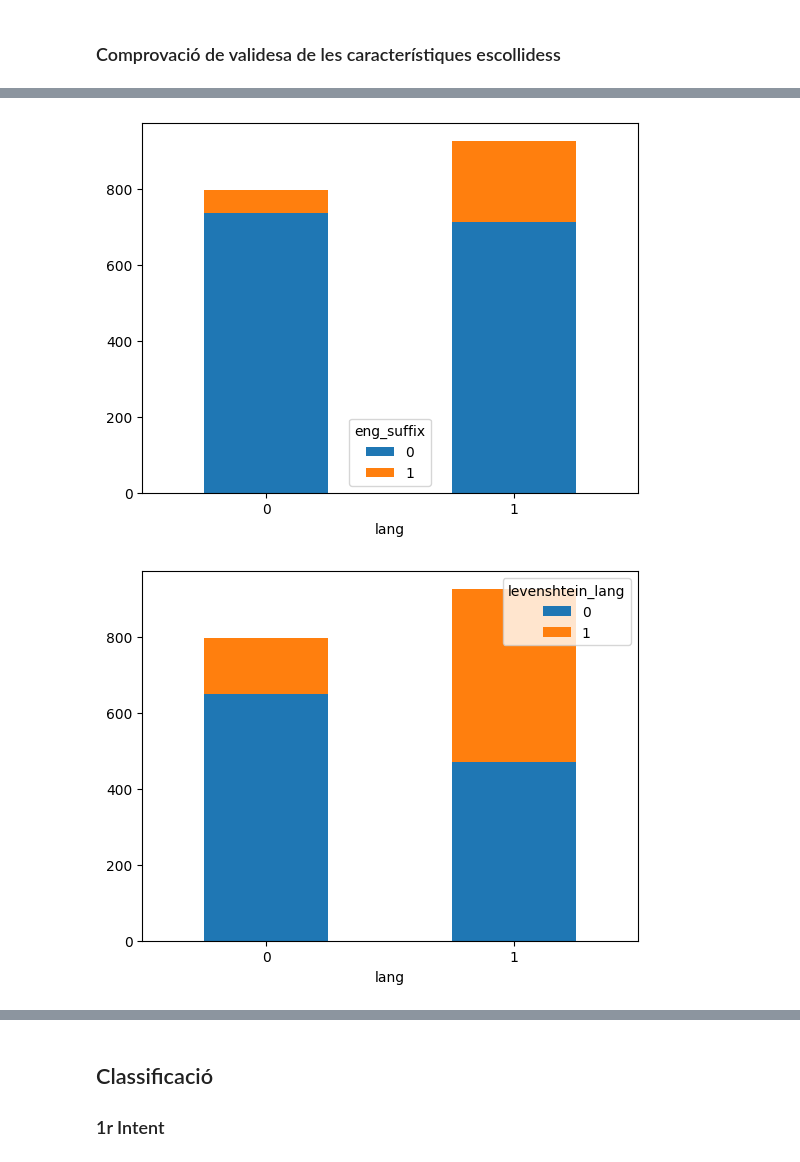
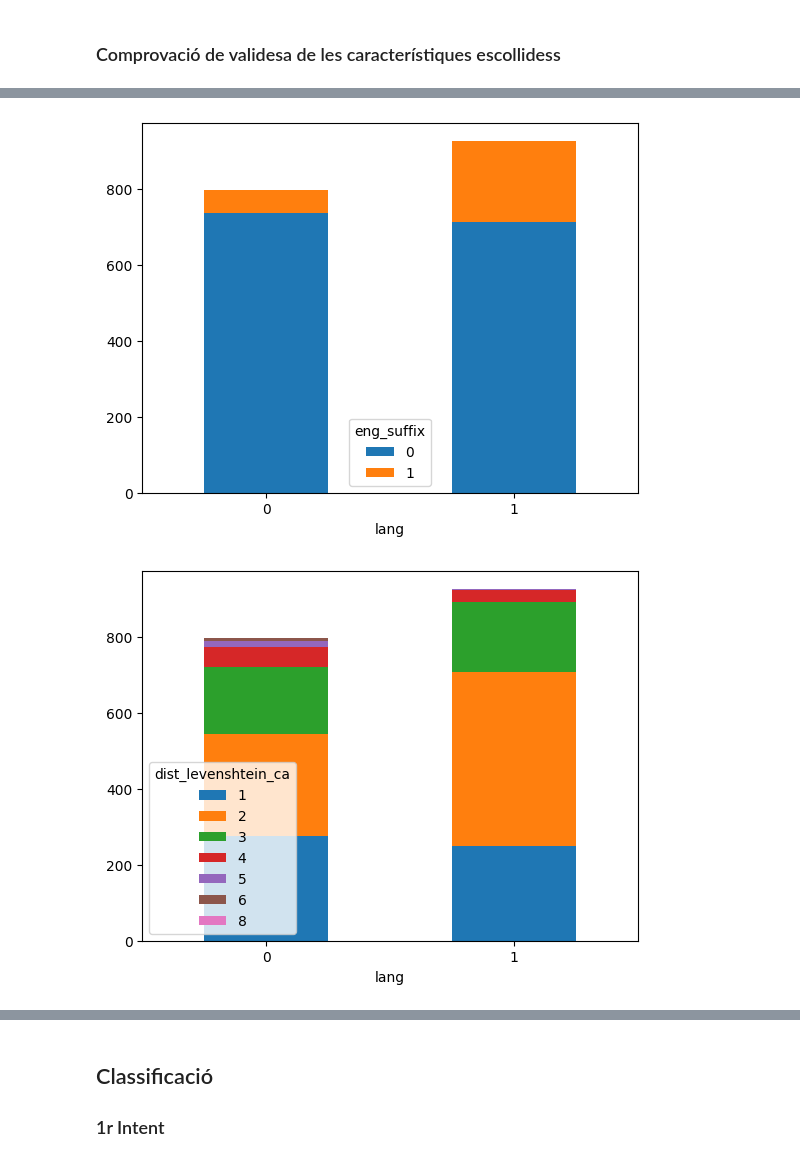
Before and after one commit to apayeras/classification, a Jupyter notebook: Payeras_Sureda.ipynb, the cells around one changed output, grey strips where cells are left out. Drawn from its saved outputs; the diff is of its cells as text; code cells hidden in the pictures.

```diff
--- a/Payeras_Sureda.ipynb
+++ b/Payeras_Sureda.ipynb
@@ -175,8 +167,8 @@ catalan_common_words = wordfreq.top_n_list('ca', 10000)
 english_common_words = wordfreq.top_n_list('en', 10000)
 
 features_columns = ['has_accent','has_y','has_w','has_sh','has_ph','has_ç','has_ll','has_u', 'cat_prefix', 'eng_prefix',
-                    'cat_suffix', 'eng_suffix', 'levenshtein_lang']
-#, 'eng_freq', 'cat_freq']
+                    'cat_suffix', 'eng_suffix', 'dist_levenshtein_ca','dist_levenshtein_en']
+#'eng_freq', 'cat_freq']
 
 cat_prefixes = ['ab', 'amfi', 'ana', 'ante', 'apo', 'avant', 'arxi', 'ben', 'bes', 'bes', 'bi', 'circum', 'cat', 'contra', 'des', 'di', 'endo', 'eso', 'ex', 'eu', 'hemi', 'hiper', 'hipo', 'fora', 'infra', 'intro', 'macro', 'mal', 'met', 'micro', 'menys', 'mono', 'multi', 'neo', 'pan', 'par', 'pen', 'per', 'peri', 'pluri', 'poli', 'prop', 'proto', 'pseudo', 'quasi', 'retro', 'sin', 'sota', 'supra', 'sus', 'uni', 'vice']
 cat_suffixes = ['ana', 'aca', 'ada', 'àlgia', 'aire', 'all', 'alla', 'am', 'ar', 'ari', 'ària', 'as', 'assa', 'assar', 'at', 'at', 'ada', 'atge', 'ble', 'ea', 'ció', 'dís', 'dor', 'dora', 'eda', 'et', 'egar', 'ejar', 'enc', 'enc', 'enca', 'era', 'eria', 'esa', 'et', 'ia', 'ícia', 'ificar', 'il', 'im', 'ís', 'issa', 'isme', 'ista', 'iste', 'ista', 'ístic', 'itar', 'itzar', 'ívol', 'ívola', 'menta', 'nça', 'ó', 'òria', 'ós', 'osa', 'osa', 'um', 'úria', 'ura', 'ut', 'uda']
@@ -200,19 +192,19 @@ def ends_with_suffix(word, suffixes):
 ## ü
 
 
-def get_levenshtein_lang(word) :
+def get_levenshtein_lang(word, lang) :
 
-    words = df_final['paraula'].tolist()
-    lang = df_final['lang'].tolist()
+    df_words = df_final[df_final['lang'] == lang]
+    words = df_words['paraula'].tolist()
 
     # Eliminar paraula de llista
-    index = words.index(word)
-    words.pop(index)
-    lang.pop(index)
+    if word in words:
+        index = words.index(word)
+        words.pop(index)
 
     # Calculate the Levenshtein distances for each row
     distances = [lev(word, _word) for _word in words]
-    return  lang[distances.index(min(distances))]
+    return min(distances)
 
 
 def _features(word) :
@@ -228,17 +220,19 @@ def _features(word) :
     eng_prefix = starts_with_prefix(word, eng_prefixes)
     cat_suffix = ends_with_suffix(word, cat_suffixes)
     eng_suffix = ends_with_suffix(word, eng_suffixes)
-    levenshtein_lang = get_levenshtein_lang(word)
+    dist_levenshtein_ca = get_levenshtein_lang(word, 0)
+    dist_levenshtein_en = get_levenshtein_lang(word, 1)
     #eng_freq = 1 if word in english_common_words else 0
     #cat_freq = 1 if word in catalan_common_words else 0
     return [has_accent,has_y,has_w,has_sh,has_ph,has_ç,has_ll, has_u, cat_prefix, eng_prefix,
-            cat_suffix, eng_suffix, levenshtein_lang#, eng_freq, cat_freq
+            cat_suffix, eng_suffix, dist_levenshtein_ca, dist_levenshtein_en#, eng_freq, cat_freq
     ]
 
 
 features = df_final.apply(lambda row: _features(row['paraula']), axis = 1, )
-df_final[features_columns] = features.tolist()
-df_final
+df_1 = pd.DataFrame.copy(df_final)
+df_1[features_columns] = features.tolist()
+df_1
 # %% [output]
 |  | paraula | lang | has_accent | has_y | has_w | has_sh | has_ph | has_ç | has_ll | has_u | ... |
 | 0 | com | 0 | 0 | 0 | 0 | 0 | 0 | 0 | 0 | 0 | ... |
@@ -257,19 +251,19 @@ df_final
 ### Comprovació de validesa de les característiques escollidess
 # %%
 for feature in features_columns:
-	ct = pd.crosstab(df_final['lang'], df_final[feature])
+	ct = pd.crosstab(df_1['lang'], df_1[feature])
 	ct.plot.bar(stacked=True, rot=0)
 # %% [output]
 [figure]
 [figure]
 [figure]
 [figure]
 [figure]
 [figure]
 [figure]
 [figure]
 [figure]
 [figure]
 [figure]
 [figure]
-[figure, old version]
+[figure, new version]
```
Also changed, not shown: parts of 5 cells of this notebook.
